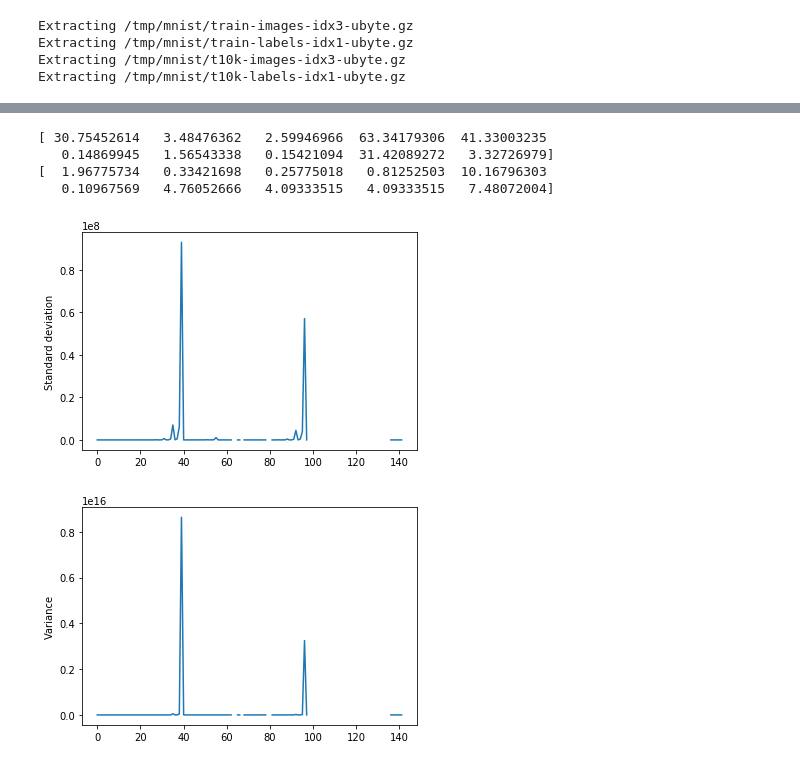
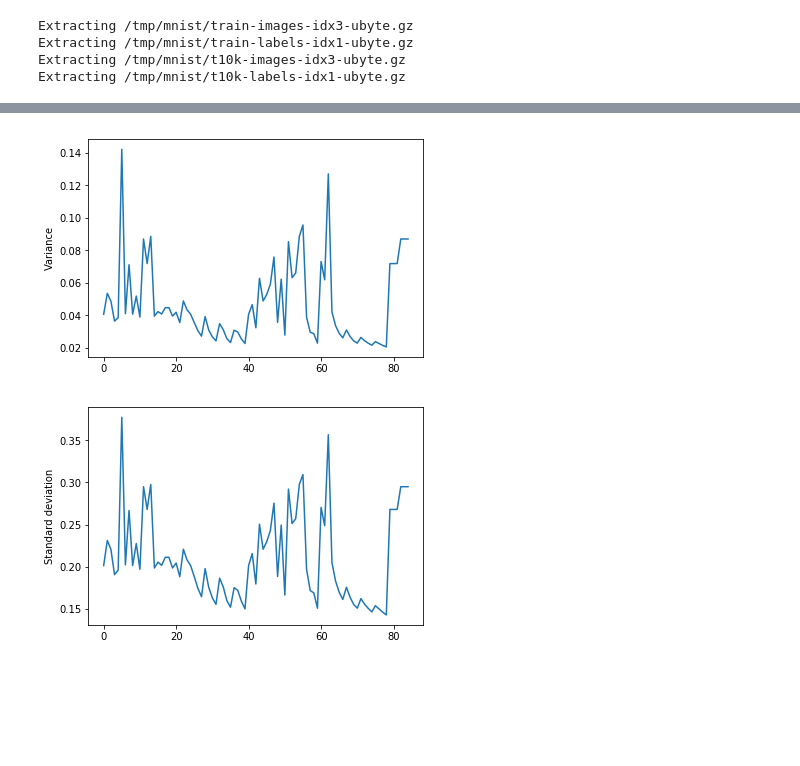
Before and after one commit to rusty1s/embedded_gcnn, a Jupyter notebook: notebooks/feature_selection.ipynb, the cells around one changed output, grey strips where cells are left out. Cells and saved outputs as stored; diff of their text form; code cells hidden in the pictures; blank space fills up the shorter version.

```diff
--- a/notebooks/feature_selection.ipynb
+++ b/notebooks/feature_selection.ipynb
@@ -29,13 +27,14 @@ Extracting /tmp/mnist/t10k-labels-idx1-ubyte.gz
 # %%
-NUM_SEGMENTS = 10
+NUM_SEGMENTS = 100
 NUM_EXAMPLES = 100
 
 features = None
+labels = None
 
 t_segmentation = 0
 t_features = 0
 for i in xrange(NUM_EXAMPLES):
-    image, _ = mnist.next_validation_batch(1)
+    image, l = mnist.next_validation_batch(1)
     image = np.reshape(image, (mnist.height, mnist.width))
     image = color.gray2rgb(image)
 
@@ -44,14 +43,17 @@ for i in xrange(NUM_EXAMPLES):
     t_segmentation += time.process_time() - t_start
 
     t_start = time.process_time()
+    # Features are scaled to [0, 1] for each image.
     f = feature_extraction(segmentation, image)
     t_features += time.process_time() - t_start
 
     features = f if features is None else np.concatenate((features, f), axis=0)
 
+    l = np.zeros((f.shape[0]), np.int32) + l
+    labels = l if labels is None else np.concatenate((labels, l))
+
 print('Segmentation duration: {:.5f}s'.format(t_segmentation))
 print('Feature extraction duration: {:.5f}s'.format(t_features))
-print('')
 print('Number of segments collected:', features.shape[0])
 print('Number of features collected:', features.shape[1])
 # %% [output]
@@ -63,20 +72,12 @@ Number of features collected: 142
+# %%
+plt.plot(np.var(features, axis=0))
+plt.ylabel('Variance')
+plt.show()
+# %% [output]
+[figure, added]
 # %%
-std = np.std(features, axis=0)
-plt.plot(std)
-print(std[0:10])
-print(std[10:20])
+plt.plot(np.std(features, axis=0))
 plt.ylabel('Standard deviation')
 plt.show()
 # %% [output]
-[ 30.75452614   3.48476362   2.59946966  63.34179306  41.33003235
-   0.14869945   1.56543338   0.15421094  31.42089272   3.32726979]
-[  1.96775734   0.33421698   0.25775018   0.81252503  10.16796303
-   0.10967569   4.76052666   4.09333515   4.09333515   7.48072004]
-[figure, old version]
+[figure, new version]
-# %%
-var = np.var(features, axis=0)
-plt.plot(var)
-plt.ylabel('Variance')
-plt.show()
-# %% [output]
-[figure, removed]
```
Also changed, not shown: parts of 15 cells of this notebook.
